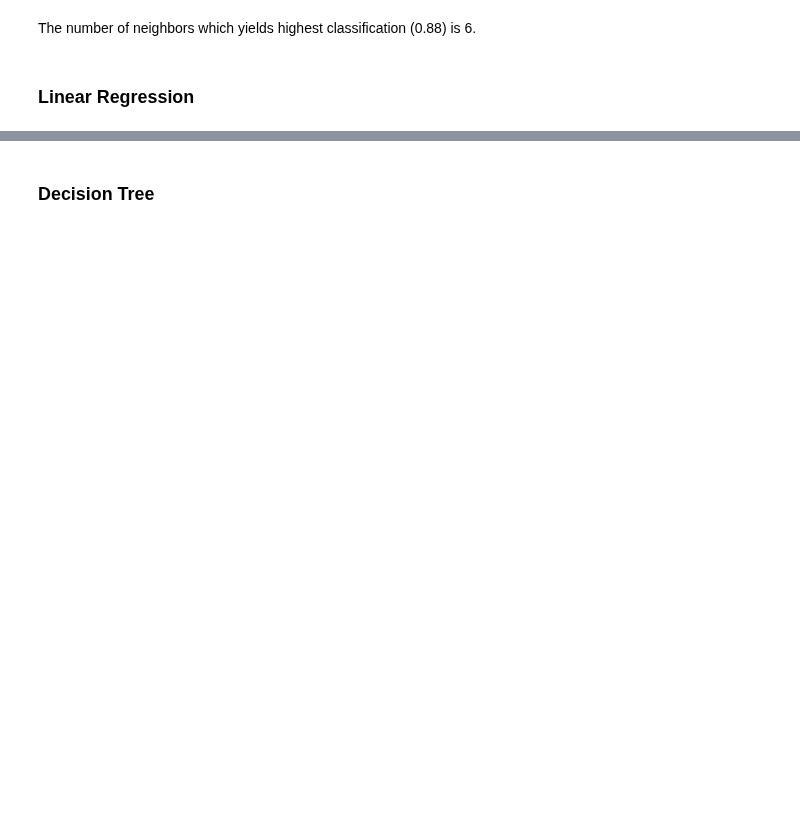
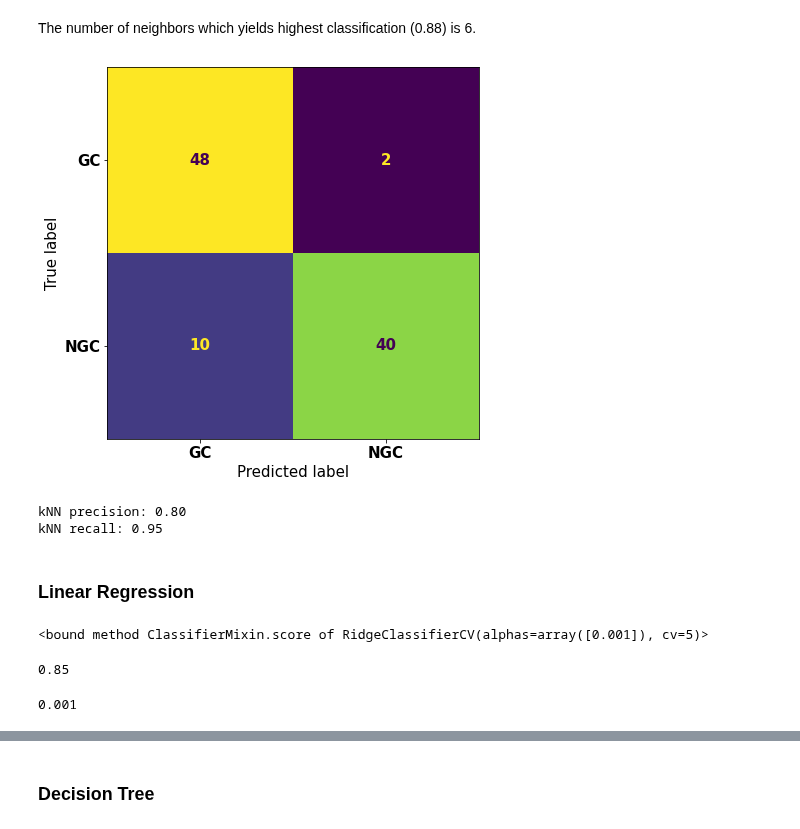
Before and after one commit to georgi-eh/going-concern-prediction, a Jupyter notebook: going_concern_prediction.ipynb, the cells around one changed output, grey strips where cells are left out. Cells and saved outputs as stored; diff of their text form; code cells hidden in the pictures; blank space fills up the shorter version.

```diff
--- a/going_concern_prediction.ipynb
+++ b/going_concern_prediction.ipynb
@@ -191,2 +192,2 @@ knn_gscv.best_score_
 # %%
-knn_gscv.cv_results_["params"]
+knn = knn_gscv.best_estimator_
@@ -211,3 +194,7 @@ knn_gscv.cv_results_["params"]
+# %%
+knn_predictions = knn.predict(norm_features)
+# %%
+actuals = target
 # %%
 # Function which plots test vs train accuracy
 
@@ -223 +212,15 @@ def plot_train_test_score(test_score, train_score, x, best_parameter, xlabel, yl
     plt.show()
+# %%
+def plot_confusion_matrix(actuals, predictions,fig_name="fig_name", save=False):
+    conf_matrix = confusion_matrix(actuals, predictions)
+    cm_display = ConfusionMatrixDisplay(confusion_matrix = conf_matrix, display_labels = ["GC", "NGC"])
+    fig, ax = plt.subplots(figsize=(7,6))
+    plt.tight_layout()
+    cm_display.plot(ax=ax, colorbar=False)
+    font = {'family': 'sans-serif',
+    'weight': 'bold',
+    'size': 15}
+    plt.rc('font', **font)
+    if save:
+        plt.savefig(fig_name, dpi=300)
+    plt.show()
@@ -234,8 +243,29 @@ plot_train_test_score(test_score=knn_gscv.cv_results_["mean_test_score"],
 # %% [markdown]
 The number of neighbors which yields highest classification (0.88) is 6.
+# %%
+plot_confusion_matrix(actuals, knn_predictions, "knn_conf_matrix", save=True)
+# %% [output]
+[figure, added]
+# %%
+precision_recall(target, knn_predictions)
+# %% [output]
+kNN precision: 0.80
+kNN recall: 0.95
 # %% [markdown]
 ### Linear Regression
 # %%
 alphas_grid = {"alpha": [0.001, 0.01, 0.1, 1, 10]}
 # %%
-ridgereg = RidgeClassifier()
+ridgereg = RidgeClassifierCV(alphas=[0.001], cv=5)
+ridgereg.fit(norm_features, target)
+ridgereg.score
+# %% [output]
+<bound method ClassifierMixin.score of RidgeClassifierCV(alphas=array([0.001]), cv=5)>
+# %%
+ridgereg.best_score_
+# %% [output]
+0.85
+# %%
+ridgereg.alpha_
+# %% [output]
+0.001
```
Also changed, not shown: parts of 31 cells of this notebook, 5 other files.
